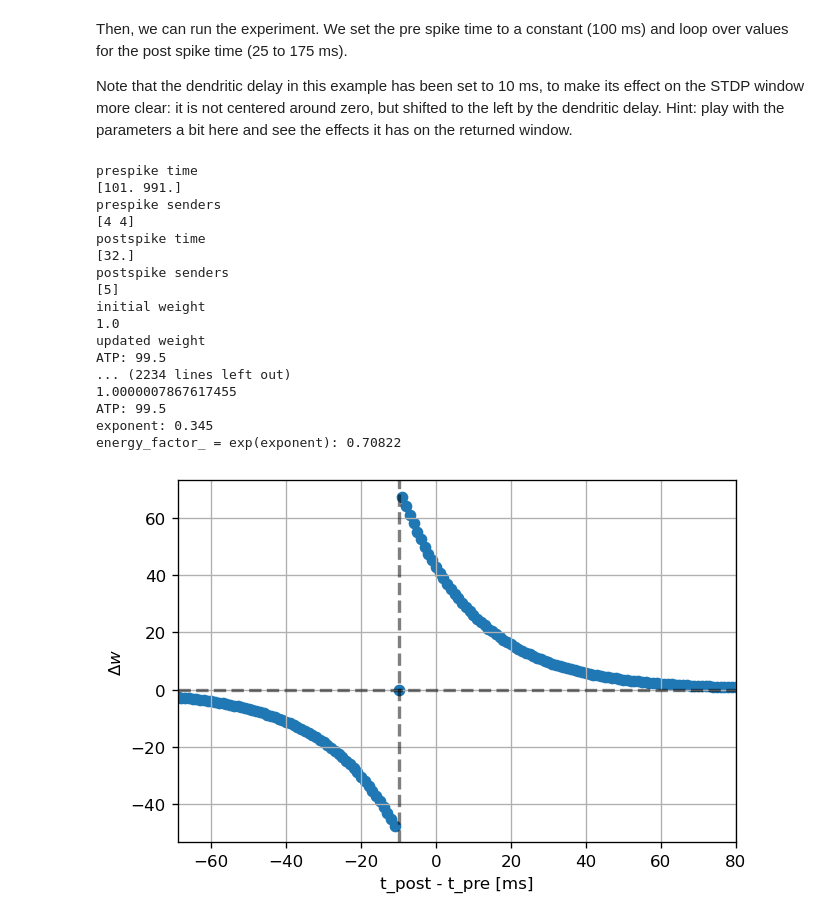
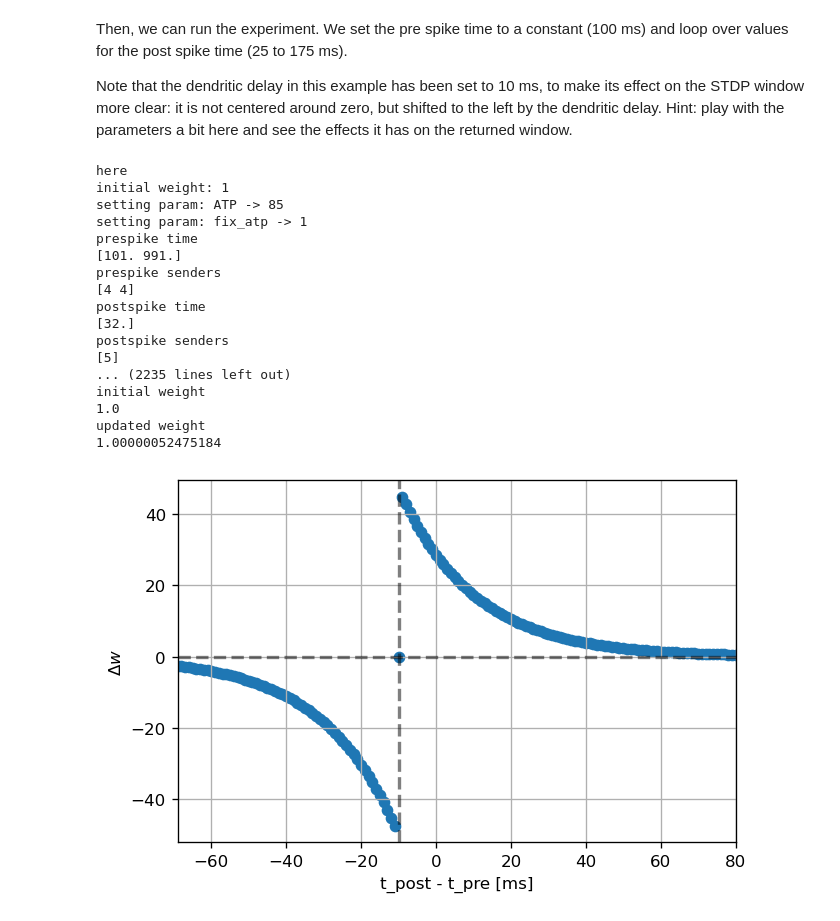
Before and after one commit to Wiss/nestml, a Jupyter notebook: ehp/three_factor_lr/ed_stdp_complete.ipynb, the cells around one changed output. Cells and saved outputs as stored; diff of their text form; code cells hidden in the pictures.

```diff
--- a/ehp/three_factor_lr/ed_stdp_complete.ipynb
+++ b/ehp/three_factor_lr/ed_stdp_complete.ipynb
@@ -595,3 +455,9 @@ Sep 27 16:47:49 Install [Info]:
 ### Running the simulation in NEST
 
 Let's define a function that will instantiate a simple network with one presynaptic cell and one postsynaptic cell connected by a single synapse, then run a simulation and plot the results.
+# %%
+module_name = "edlif_psc_alpha_0_module"
+nest.Install(module_name)
+
+neuron_model_name = "edlif_psc_alpha_percent0_nestml__with_ed_stdp0_nestml"
+synapse_model_name = "ed_stdp0_nestml__with_edlif_psc_alpha_percent0_nestml"
@@ -605,10 +474,13 @@ def run_network(pre_spike_time, post_spike_time,
                           sim_time=None,  # if None, computed from pre and post spike times
                           synapse_parameters=None,  # optional dictionary passed to the synapse
                           neuron_parameters=None,
+                          init_w=1.,
                           fname_snip=""):
 
     nest.set_verbosity("M_WARNING")
     #nest.set_verbosity("M_ALL")
+
+    print(f'initial weight: {init_w}')
 
     nest.ResetKernel()
     nest.SetKernelStatus({'resolution': resolution})
@@ -616,7 +488,7 @@ def run_network(pre_spike_time, post_spike_time,
     wr = nest.Create('weight_recorder')
     nest.CopyModel(synapse_model_name, "stdp_nestml_rec",
                 {"weight_recorder": wr[0],
-                 "w": 1.,
+                 "w": init_w,
                  "delay": delay,
                  "d": delay,
                  "receptor_type": 0})
@@ -633,6 +505,7 @@ def run_network(pre_spike_time, post_spike_time,
     post_neuron = nest.Create(neuron_model_name)
     if neuron_parameters is not None:
         for param, param_value in neuron_parameters.items():
+            print(f'setting param: {param} -> {param_value}')
             post_neuron.set({param: param_value})
 
     spikedet_pre = nest.Create("spike_recorder")
@@ -656,7 +529,7 @@ def run_network(pre_spike_time, post_spike_time,
     nest.SetStatus(syn, synapse_parameters)
 
     initial_weight = nest.GetStatus(syn)[0]["w"]
-    np.testing.assert_allclose(initial_weight, 1)
+    np.testing.assert_allclose(initial_weight, init_w)
     nest.Simulate(sim_time)
     updated_weight = nest.GetStatus(syn)[0]["w"]
 
@@ -685,7 +558,8 @@ Then, we can run the experiment. We set the pre spike time to a constant (100 ms
 
 Note that the dendritic delay in this example has been set to 10 ms, to make its effect on the STDP window more clear: it is not centered around zero, but shifted to the left by the dendritic delay. Hint: play with the parameters a bit here and see the effects it has on the returned window.
 # %%
-def stdp_window(neuron_model_name, synapse_model_name, synapse_parameters=None, neuron_parameters=None):
+def stdp_window(neuron_model_name, synapse_model_name, synapse_parameters=None,
+                neuron_parameters=None, init_w=1.):
     sim_time = 1000.  # [ms]
     pre_spike_time = 100. #sim_time / 2  # [ms]
     delay = 10. # dendritic delay [ms]
@@ -700,6 +574,7 @@ def stdp_window(neuron_model_name, synapse_model_name, synapse_parameters=None,
                           delay=delay, # [ms]
                           synapse_parameters=synapse_parameters,
                           neuron_parameters=neuron_parameters,
+                          init_w=init_w,
                           sim_time=sim_time)
         dt_vec.append(dt)
         dw_vec.append(dw)
@@ -727,36 +602,46 @@ def plot_stdp_window(dt_vec, dw_vec, delay):
     ax.set_ylim(ylim)
 # %%
 fix_atp = 1  # 1 or 0
-initial_atp = 99.5
-eta = 69
+if fix_atp == 1:
+    print('here')
+    initial_atp = 85
+else:
+    print('here2')
+    initial_atp = 100
+eta = 5
+init_w = 1
+alpha = 0.5
+mu_plus = 0
+mu_minus = 0
 dt_vec, dw_vec, delay = stdp_window(neuron_model_name, synapse_model_name,
-                                    synapse_parameters={"alpha": .5,
+                                    synapse_parameters={"alpha": alpha,
                                                        #"lambda": 0.005,
-                                                       "mu_plus": 0,
-                                                       "mu_minus": 0,
+                                                       "mu_plus": mu_plus,
+                                                       "mu_minus": mu_minus,
                                                        "eta": eta
                                                        },
                                    neuron_parameters={"ATP": initial_atp,
                                                       "fix_atp": fix_atp
-                                                     })
+                                                     },
+                                   init_w=init_w)
 
 plot_stdp_window(dt_vec, dw_vec, delay)
 # %% [output]
+here
+initial weight: 1
+setting param: ATP -> 85
+setting param: fix_atp -> 1
 prespike time
 [101. 991.]
 prespike senders
 [4 4]
 postspike time
 [32.]
 postspike senders
 [5]
+... (2235 lines left out)
 initial weight
 1.0
 updated weight
-ATP: 99.5
-... (2234 lines left out)
-1.0000007867617455
-ATP: 99.5
-exponent: 0.345
-energy_factor_ = exp(exponent): 0.70822
+1.00000052475184
-[figure, old version]
+[figure, new version]
```
Also changed, not shown: parts of 7 cells of this notebook, 4 other files.
